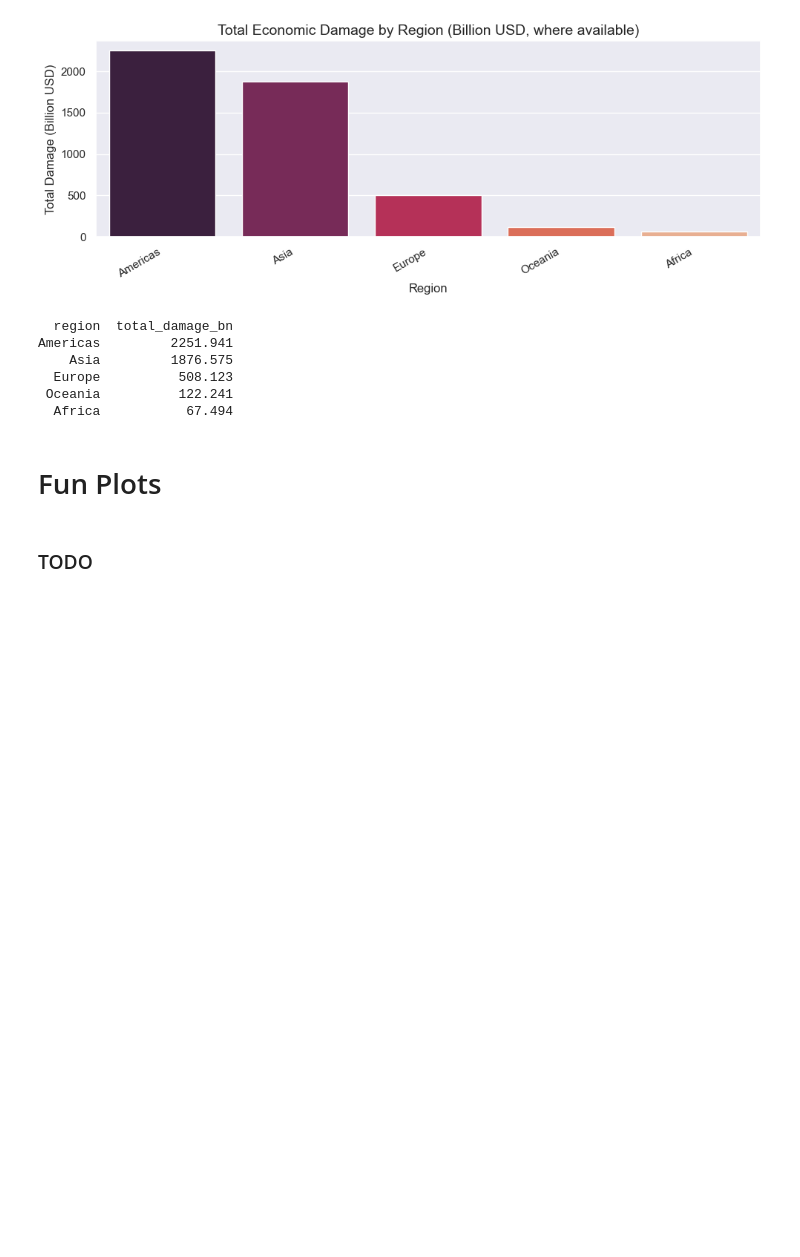
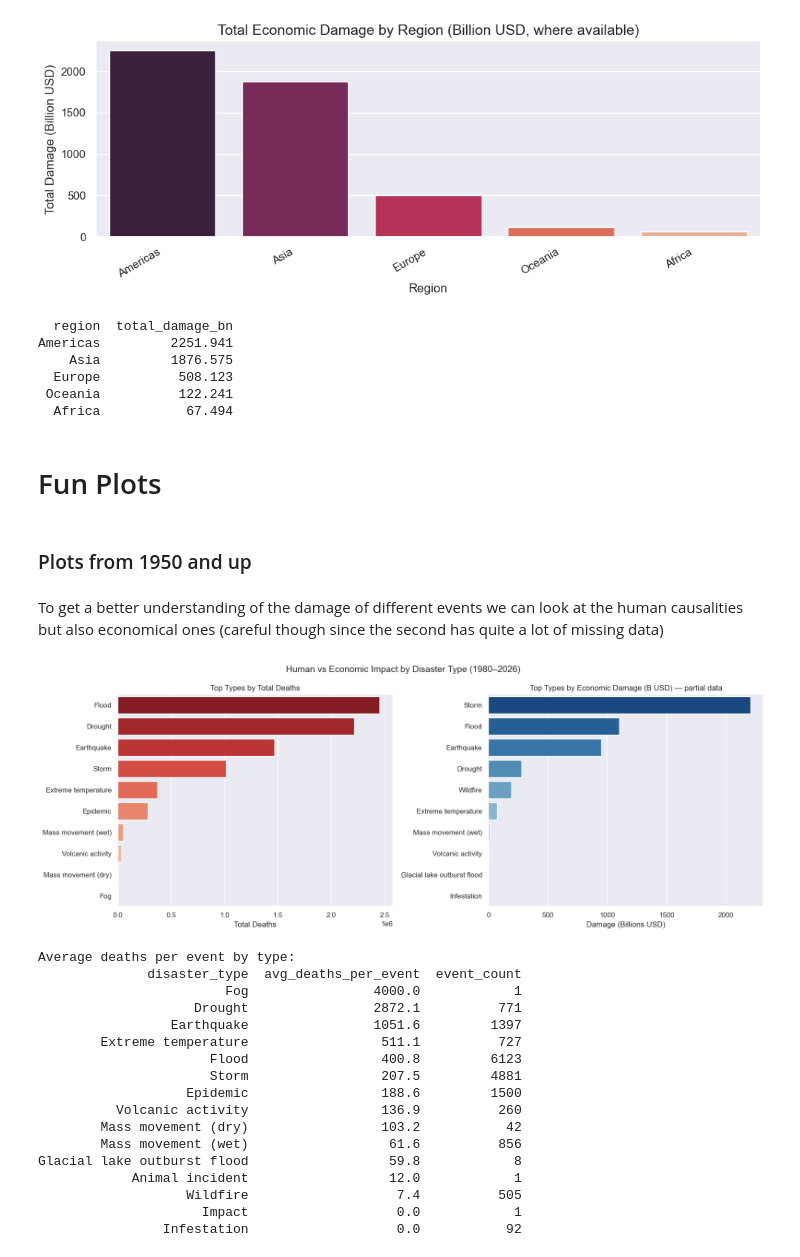
Before and after one commit to com-480-data-visualization/GlobalDisaster, a Jupyter notebook: exploration/EDA_EM-DAT.ipynb, the cells around one changed output. Drawn from its saved outputs; the diff is of its cells as text; code cells hidden in the pictures; blank space fills up the shorter version.

Commit message:
added fun plots

```diff
--- a/exploration/EDA_EM-DAT.ipynb
+++ b/exploration/EDA_EM-DAT.ipynb
@@ -451,4 +452,55 @@ Americas         2251.941
 # %% [markdown]
 # Fun Plots
 # %% [markdown]
-### TODO
+### Plots from 1950 and up
+# %%
+df = df[df['year'] >= 1950].copy()
+# %% [markdown]
+To get a better understanding of the damage of different events we can look at the human causalities but also economical ones (careful though since the second has quite a lot of missing data)
+# %%
+impact = df.groupby('disaster_type').agg(
+    total_deaths=('deaths', 'sum'),
+    total_damage=('damage_bn_usd', 'sum'),
+    event_count=('year', 'count')
+).reset_index()
+impact['avg_deaths_per_event'] = (impact['total_deaths'] / impact['event_count']).round(1)
+
+fig, axes = plt.subplots(1, 2, figsize=(16, 6))
+
+top_deaths = impact.sort_values('total_deaths', ascending=False).head(10)
+sns.barplot(data=top_deaths, x='total_deaths', y='disaster_type', palette='Reds_r', ax=axes[0])
+axes[0].set_title('Top Types by Total Deaths')
+axes[0].set_xlabel('Total Deaths')
+axes[0].set_ylabel('')
+
+top_damage = impact.sort_values('total_damage', ascending=False).head(10)
+sns.barplot(data=top_damage, x='total_damage', y='disaster_type', palette='Blues_r', ax=axes[1])
+axes[1].set_title('Top Types by Economic Damage (B USD) — partial data')
+axes[1].set_xlabel('Damage (Billions USD)')
+axes[1].set_ylabel('')
+
+plt.suptitle('Human vs Economic Impact by Disaster Type (1980–2026)', fontsize=14)
+plt.tight_layout()
+plt.show()
+
+print('Average deaths per event by type:')
+print(impact[['disaster_type','avg_deaths_per_event','event_count']].sort_values('avg_deaths_per_event', ascending=False).to_string(index=False))
+# %% [output]
+[figure, added]
+Average deaths per event by type:
+              disaster_type  avg_deaths_per_event  event_count
+                        Fog                4000.0            1
+                    Drought                2872.1          771
+                 Earthquake                1051.6         1397
+        Extreme temperature                 511.1          727
+                      Flood                 400.8         6123
+                      Storm                 207.5         4881
+                   Epidemic                 188.6         1500
+          Volcanic activity                 136.9          260
+        Mass movement (dry)                 103.2           42
+        Mass movement (wet)                  61.6          856
+Glacial lake outburst flood                  59.8            8
+            Animal incident                  12.0            1
+                   Wildfire                   7.4          505
+                     Impact                   0.0            1
+                Infestation                   0.0           92
```
Also changed, not shown: parts of 4 cells of this notebook.
